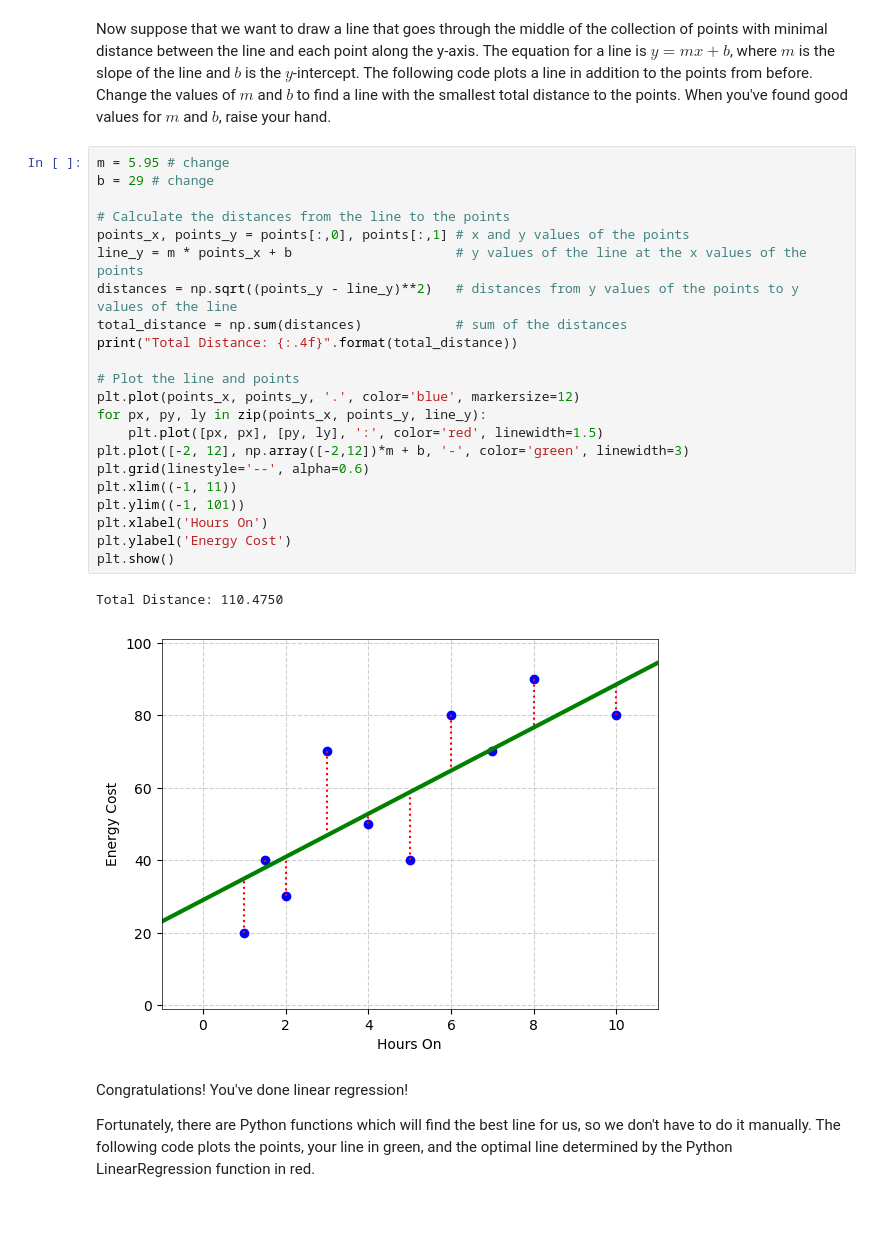
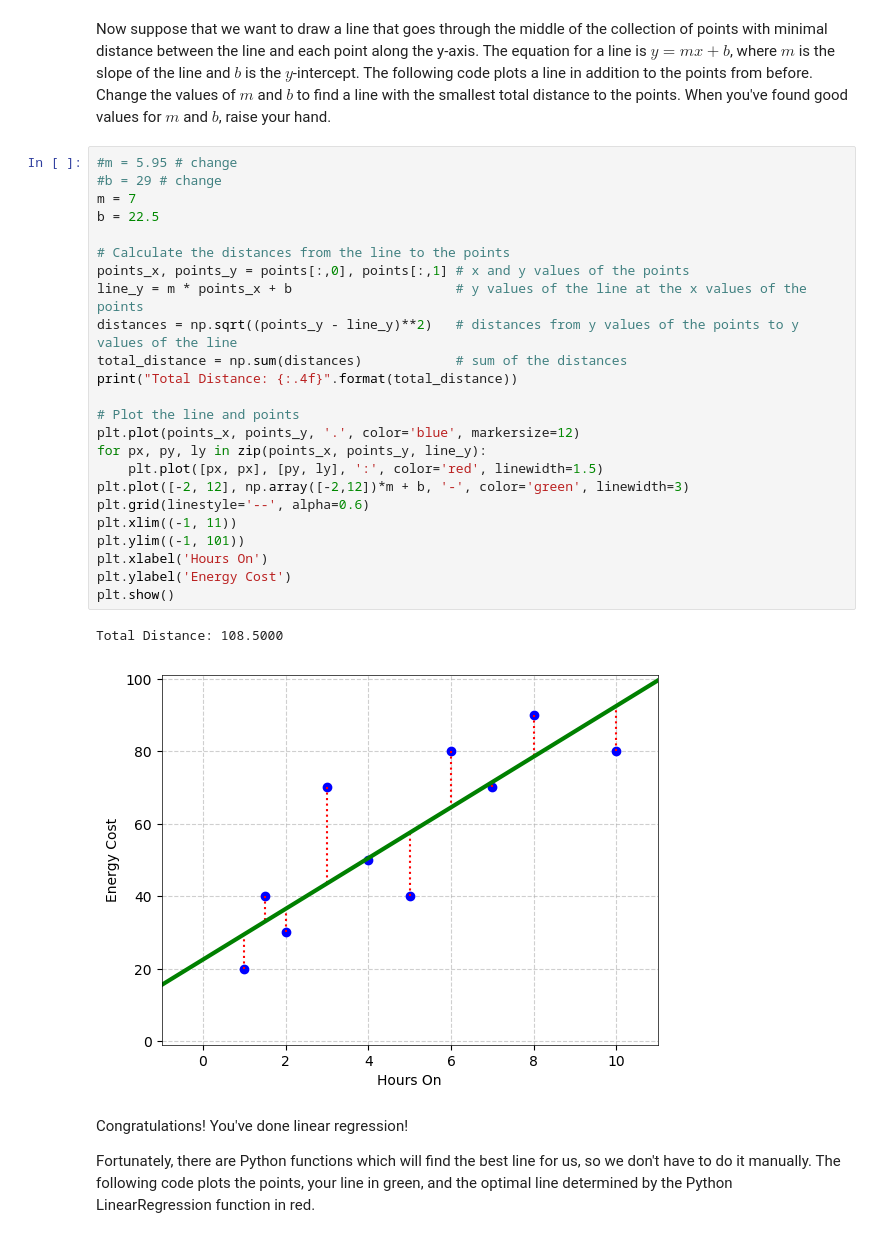
Before and after one commit to noise-lab/ml-networking, a Jupyter notebook: 1_Regression.ipynb, the cells around one changed output. Saved outputs shown, nothing was run; the diff lists cells and outputs as text.

```diff
--- a/1_Regression.ipynb
+++ b/1_Regression.ipynb
@@ -34,30 +34,32 @@ plt.show()
 # %% [markdown]
 Now suppose that we want to draw a line that goes through the middle of the collection of points with minimal distance between the line and each point along the y-axis. The equation for a line is $y=mx+b$, where $m$ is the slope of the line and $b$ is the $y$-intercept. The following code plots a line in addition to the points from before. Change the values of $m$ and $b$ to find a line with the smallest total distance to the points. When you've found good values for $m$ and $b$, raise your hand.
 # %%
-m = 5.95 # change
-b = 29 # change
+#m = 5.95 # change
+#b = 29 # change
+m = 7
+b = 22.5
 
 # Calculate the distances from the line to the points
 points_x, points_y = points[:,0], points[:,1] # x and y values of the points
 line_y = m * points_x + b                     # y values of the line at the x values of the points
 distances = np.sqrt((points_y - line_y)**2)   # distances from y values of the points to y values of the line
 total_distance = np.sum(distances)            # sum of the distances
 print("Total Distance: {:.4f}".format(total_distance))
 
 # Plot the line and points
 plt.plot(points_x, points_y, '.', color='blue', markersize=12)
 for px, py, ly in zip(points_x, points_y, line_y):
     plt.plot([px, px], [py, ly], ':', color='red', linewidth=1.5)
 plt.plot([-2, 12], np.array([-2,12])*m + b, '-', color='green', linewidth=3)
 plt.grid(linestyle='--', alpha=0.6)
 plt.xlim((-1, 11))
 plt.ylim((-1, 101))
 plt.xlabel('Hours On')
 plt.ylabel('Energy Cost')
 plt.show()
 # %% [output]
-Total Distance: 110.4750
+Total Distance: 108.5000
-[figure, old version]
+[figure, new version]
 # %% [markdown]
 Congratulations! You've done linear regression!
 
```
Also changed, not shown: parts of 5 cells of this notebook, 5 other files.
